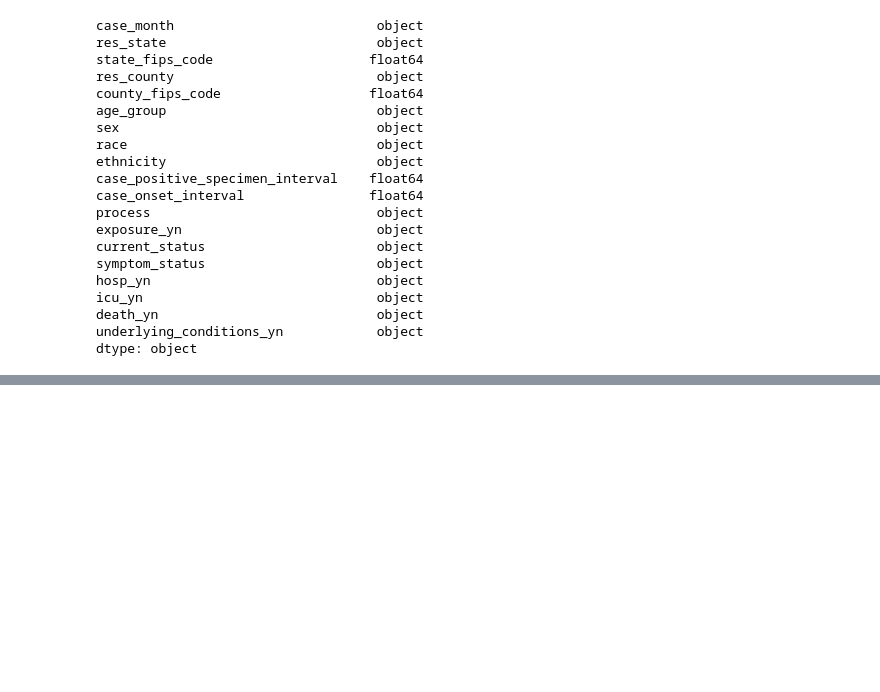
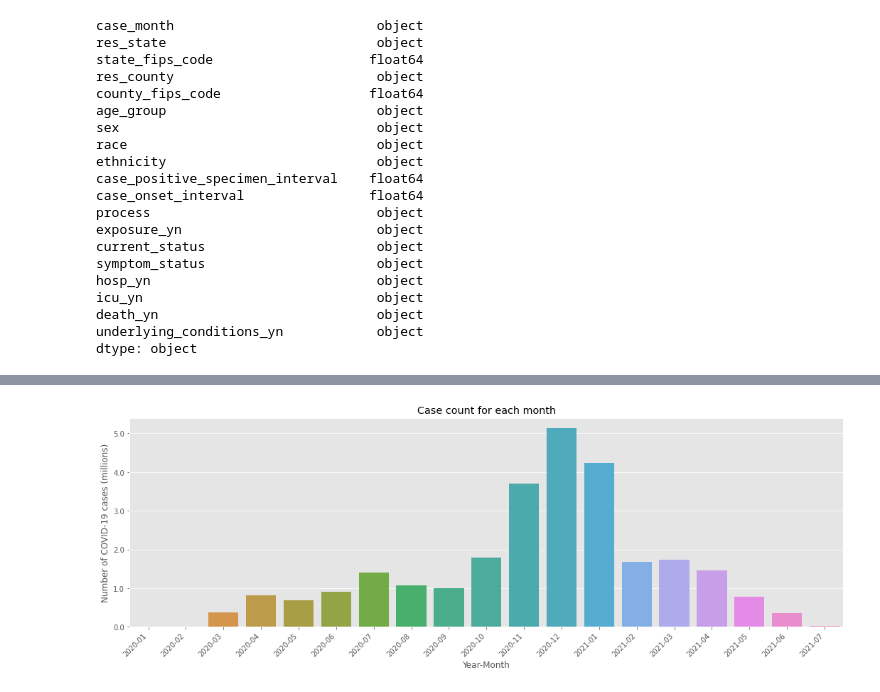
Before and after one commit to msuchismita/Graph-Analysis-COVID-19, a Jupyter notebook: scripts/capA-eda.ipynb, the cells around one changed output, grey strips where cells are left out. Saved outputs shown, nothing was run; the diff lists cells and outputs as text; code cells hidden in the pictures; blank space fills up the shorter version.

```diff
--- a/scripts/capA-eda.ipynb
+++ b/scripts/capA-eda.ipynb
@@ -472,0 +280,14 @@ plt.xticks(rotation=45)
+# %%
+# Total cases each month in millions
+dts = list(np.sort(df['case_month'].unique()))
+fig , ax = plt.subplots(figsize=(18,6));
+ax.yaxis.set_major_formatter(FuncFormatter(millions_formatter))
+sns.countplot(df['case_month'], order = dts);
+fig.autofmt_xdate()
+plt.title("Case count for each month")
+plt.xlabel("Year-Month")
+plt.ylabel("Number of COVID-19 cases (millions)")
+plt.xticks(rotation=45);
+plt.show()
+# %% [output]
+[figure, added]
```
Also changed, not shown: parts of 87 cells of this notebook.
